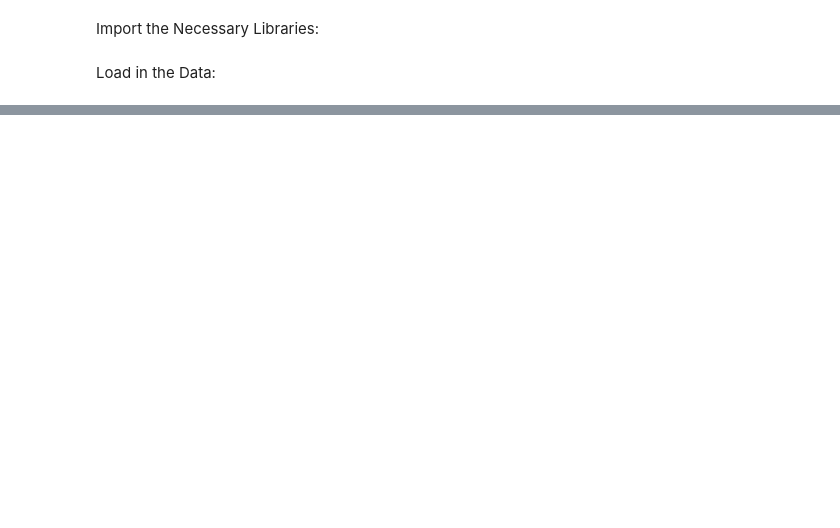
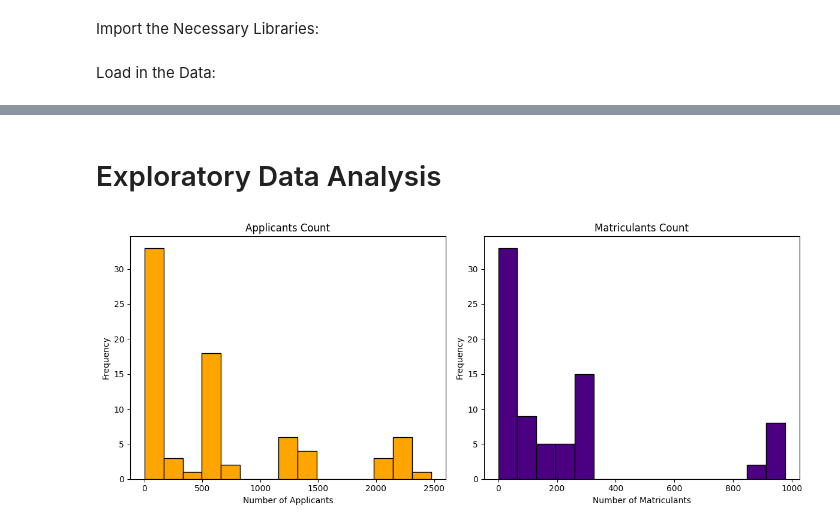
Before and after one commit to elderorange247/coding_school, a Jupyter notebook: DSRPproject[Tamera_Thompson].ipynb, the cells around one changed output, grey strips where cells are left out. Saved outputs shown, nothing was run; the diff lists cells and outputs as text; code cells hidden in the pictures; blank space fills up the shorter version.

```diff
--- a/DSRPproject[Tamera_Thompson].ipynb
+++ b/DSRPproject[Tamera_Thompson].ipynb
@@ -209,0 +179,15 @@ dtype: object
+# %%
+
+merged_df = pd.merge(applicants_df, matriculants_df, on = ['State', 'Year'], how = 'inner')
+
+merged_df.dropna(subset = ['Applicants', 'Matriculants'], inplace = True)
+
+
+merged_df['Applicants'] = pd.to_numeric(merged_df['Applicants'], errors = 'coerce')
+
+merged_df['Matriculants'] = pd.to_numeric(merged_df['Matriculants'], errors = 'coerce')
+# %%
+
+merged_df = merged_df.dropna(subset = ['Applicants', 'Matriculants'])
+
+merged_df.head()
@@ -209,0 +203,35 @@ dtype: object
+# %% [markdown]
+# Exploratory Data Analysis
+# %%
+
+plt.figure(figsize = (12, 5))
+
+# Applicants
+
+plt.subplot(1, 2, 1)
+
+plt.hist(merged_df['Applicants'], bins = 15, color = 'orange', edgecolor = 'black')
+
+plt.title('Applicants Count')
+
+plt.xlabel('Number of Applicants')
+
+plt.ylabel('Frequency')
+
+# Matriculants
+
+plt.subplot(1, 2, 2)
+
+plt.hist(merged_df['Matriculants'], bins = 15, color = 'indigo', edgecolor = 'black')
+
+plt.title('Matriculants Count')
+
+plt.xlabel('Number of Matriculants')
+
+plt.ylabel('Frequency')
+
+plt.tight_layout()
+
+plt.show()
+# %% [output]
+[figure, added]
```
Also changed, not shown: parts of 55 cells of this notebook.
